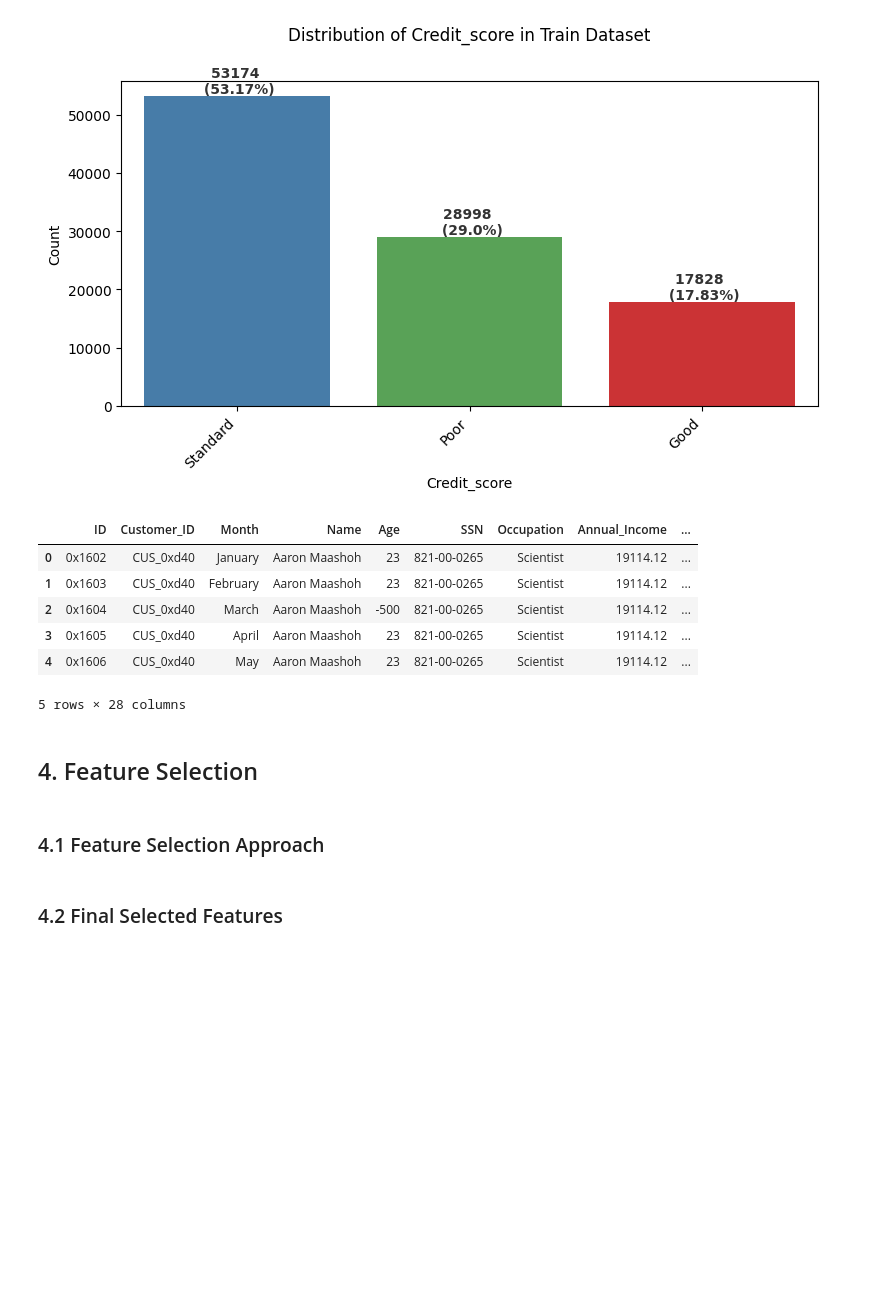
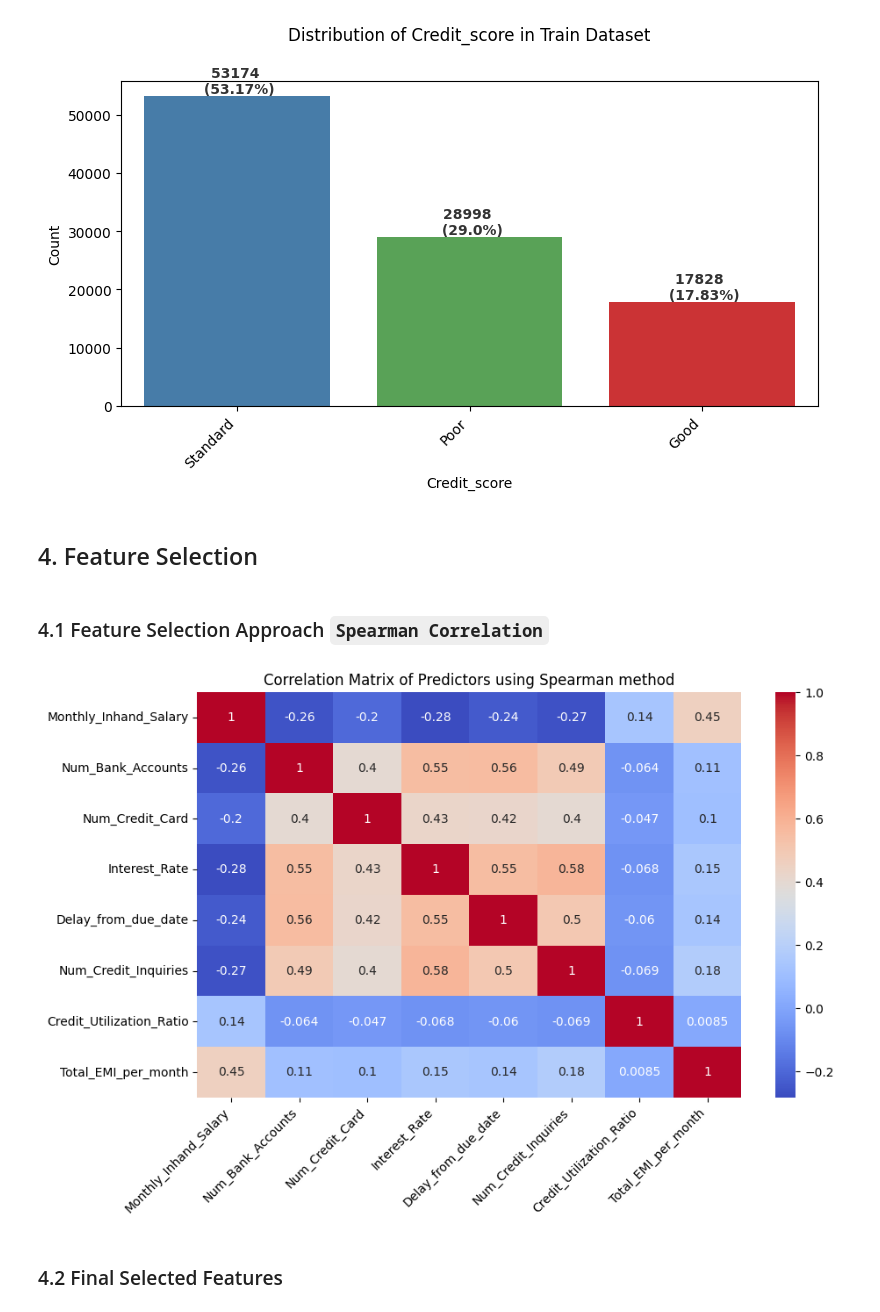
Before and after one commit to Nelkit/DSI-AT2-data-analysis-project, a Jupyter notebook: notebooks/DSI_AT2_data_analysis_project.ipynb, the cells around one changed output. Saved outputs shown, nothing was run; the diff lists cells and outputs as text; code cells hidden in the pictures; blank space fills up the shorter version.

Commit message:
Finished EDA, working on the data cleaing

```diff
--- a/notebooks/DSI_AT2_data_analysis_project.ipynb
+++ b/notebooks/DSI_AT2_data_analysis_project.ipynb
@@ -273,6 +252,36 @@ def plotting_cat_feature_distributions(data, col, dataset_name="", mapping=None,
     plt.xticks(rotation=45, ha='right')
     plt.tight_layout()
     plt.show()
+
+def get_corr_of_predictors_and_target(method, data, target_name, predictors_names, width=6, height=5):
+  continuous_data = data[predictors_names + [target_name]]
+
+  correlation_matrix = continuous_data.corr(method=method)
+  plt.figure(figsize=(width, height))
+  ly_corr = correlation_matrix[target_name].sort_values(ascending=False)
+
+  sns.barplot(x=ly_corr.index, y=ly_corr.values, palette='coolwarm', hue=ly_corr.values)
+  plt.title(f'Correlation of {target_name} with other attributes using {method.capitalize()} method')
+  plt.xlabel('Attributes')
+  plt.ylabel('Correlation Coefficient')
+
+  plt.xticks(rotation=45, ha='right')
+  plt.tight_layout()
+
+  plt.show()
+  return correlation_matrix
+
+def get_corr_of_predictors(method, data, predictors_names, width=6, height=5):
+  continuous_data = data[predictors_names]
+
+  correlation_matrix = continuous_data.corr(method=method)
+  plt.figure(figsize=(width, height))
+  sns.heatmap(correlation_matrix, annot=True, cmap='coolwarm')
+  plt.title(f'Correlation Matrix of Predictors using {method.capitalize()} method')
+  plt.xticks(rotation=45, ha='right')
+  plt.show()
+
+  return correlation_matrix
 # %% [markdown]
 ## 1. Project Overview
 # %% [markdown]
@@ -483,16 +467,14 @@ dtype: object
-# %%
-df_train.head()
-# %% [output]
-|  | ID | Customer_ID | Month | Name | Age | SSN | Occupation | Annual_Income | ... |
-| 0 | 0x1602 | CUS_0xd40 | January | Aaron Maashoh | 23 | 821-00-0265 | Scientist | 19114.12 | ... |
-| 1 | 0x1603 | CUS_0xd40 | February | Aaron Maashoh | 23 | 821-00-0265 | Scientist | 19114.12 | ... |
-| 2 | 0x1604 | CUS_0xd40 | March | Aaron Maashoh | -500 | 821-00-0265 | Scientist | 19114.12 | ... |
-| 3 | 0x1605 | CUS_0xd40 | April | Aaron Maashoh | 23 | 821-00-0265 | Scientist | 19114.12 | ... |
-| 4 | 0x1606 | CUS_0xd40 | May | Aaron Maashoh | 23 | 821-00-0265 | Scientist | 19114.12 | ... |
-5 rows × 28 columns
 # %% [markdown]
 ## 4. Feature Selection
+# %%
+df_selection_train = df_train.copy()
+df_selection_test = df_test.copy()
 # %% [markdown]
-### 4.1 Feature Selection Approach
+### 4.1 Feature Selection Approach `Spearman Correlation`
+# %%
+num_cols = df_selection_train.select_dtypes(include=['number']).columns.tolist()
+corr = get_corr_of_predictors("spearman", df_selection_train, num_cols, width=10, height=6)
+# %% [output]
+[figure, added]
 # %% [markdown]
 ### 4.2 Final Selected Features
```
Also changed, not shown: parts of 29 cells of this notebook.
